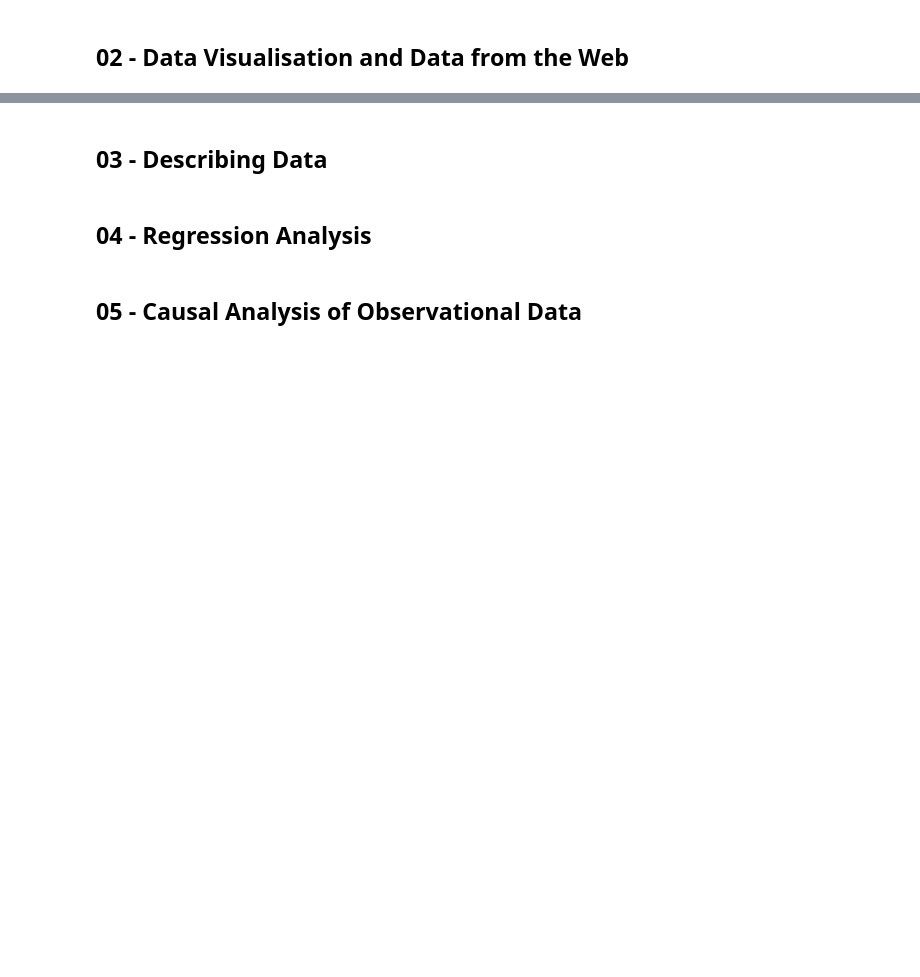
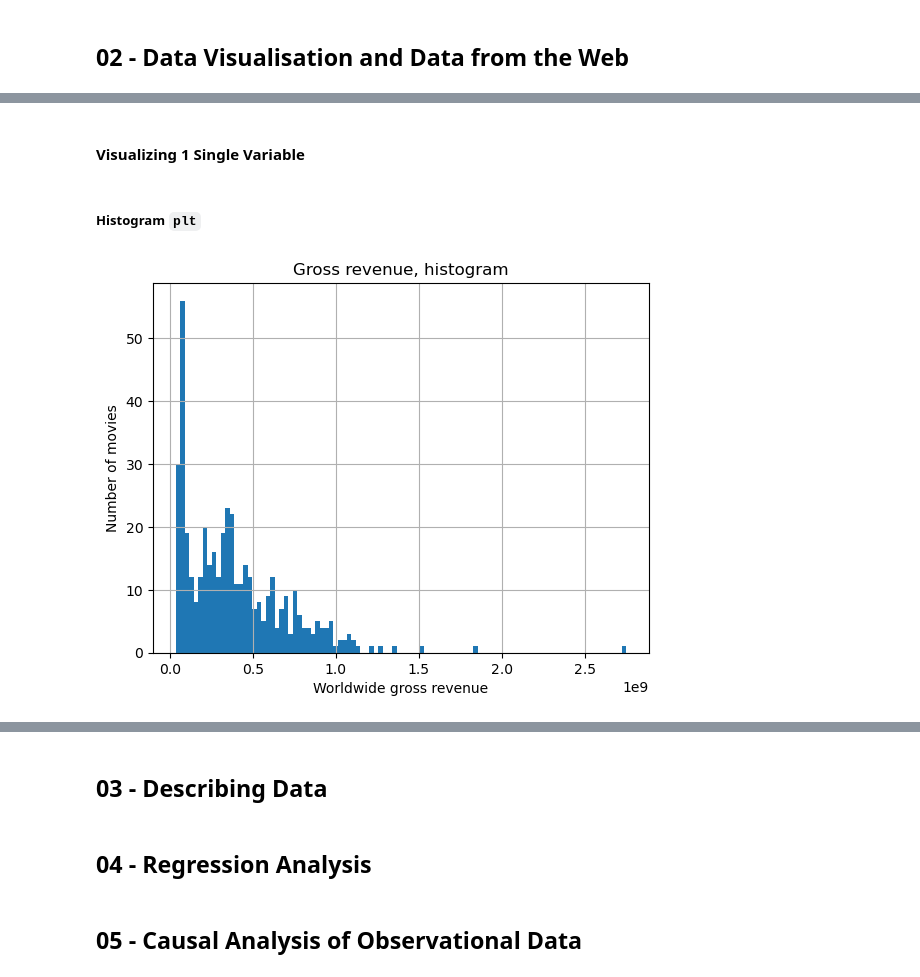
Before and after one commit to alessiodesogus/2023, a Jupyter notebook: Exam/Helpers/Exam_helpers.ipynb, the cells around one changed output, grey strips where cells are left out. Drawn from its saved outputs; the diff is of its cells as text; code cells hidden in the pictures; blank space fills up the shorter version.

```diff
--- a/Exam/Helpers/Exam_helpers.ipynb
+++ b/Exam/Helpers/Exam_helpers.ipynb
@@ -259,0 +613,13 @@ tweets_by_kw = pd.Series([tweets[w].value_counts()[True] for w in keywords], ind
+# %% [markdown]
+#### Visualizing 1 Single Variable
+# %% [markdown]
+##### Histogram `plt`
+# %%
+#alternatively, we can use matplotlib directly
+plt.hist(movies['worldwide_gross'].values, bins = 100)
+
+plt.xlabel('Worldwide gross revenue')
+plt.ylabel('Number of movies')
+plt.title('Gross revenue, histogram')
+# %% [output]
+[figure, added]
```
Also changed, not shown: parts of 115 cells of this notebook, 2 other files.
